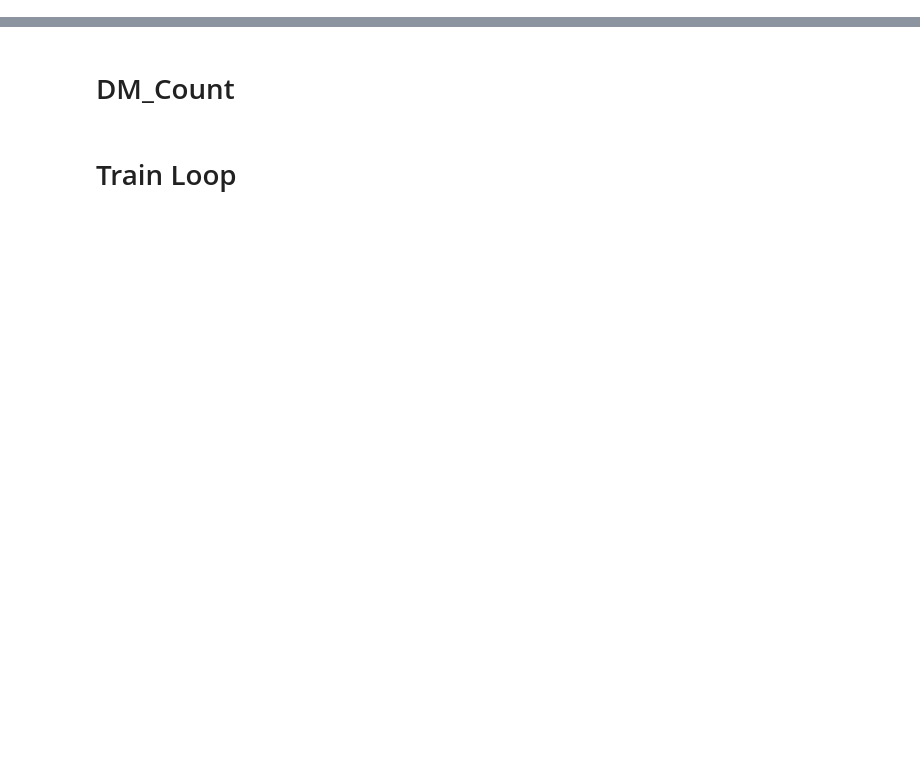
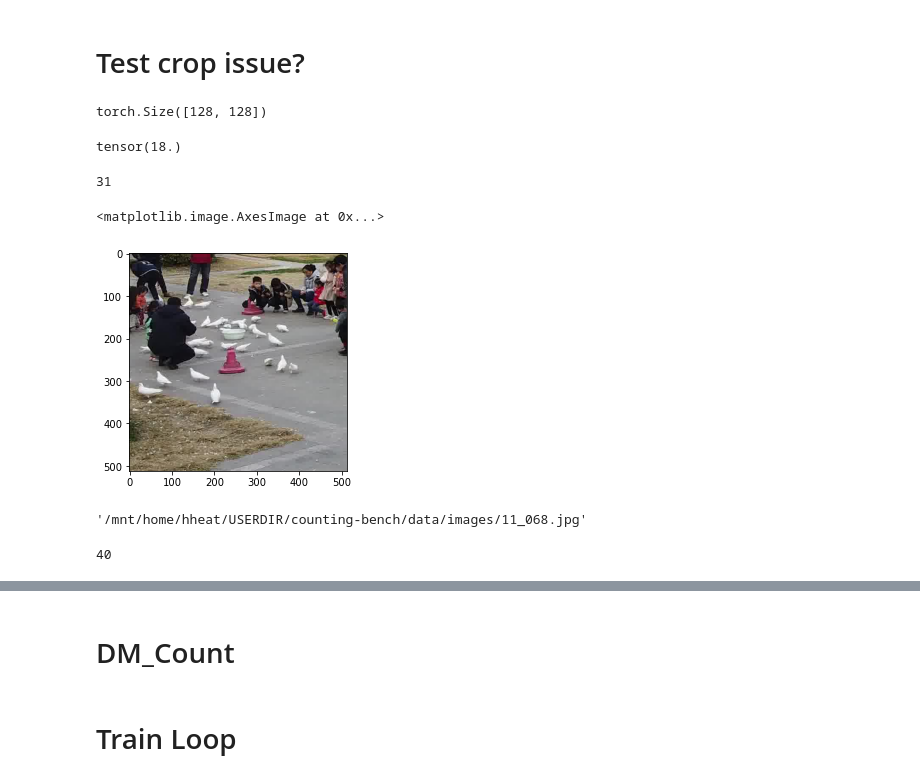
Before and after one commit to Shimmer93/drone_benchmark, a Jupyter notebook: nbs/02c_dm_count.ipynb, the cells around one changed output, grey strips where cells are left out. Drawn from its saved outputs; the diff is of its cells as text; code cells hidden in the pictures; blank space fills up the shorter version.

```diff
--- a/nbs/02c_dm_count.ipynb
+++ b/nbs/02c_dm_count.ipynb
@@ -39,9 +38,3 @@ def seed_everything(seed):
     torch.backends.cudnn.benchmark = True
 
 seed_everything(SEED)
-# %%
-path = '/home/heye0507/drone/drone_benchmark/data/DroneRGBT'
-train_images = path + '/Train/RGB'
-train_images_TIR = path + '/Train/TIR'
-anno = path + '/Train/GT_'
-dmap_folder = path + '/Train/DMAP'
@@ -262,20 +360,55 @@ class Counting_Dataset(Dataset):
-# %%
-split = 1659
-files = sorted(glob(train_images+'/*.jpg'),key=lambda x: int(x.split('/')[-1].split('.')[0]))
-train_images = files[:split]
-valid_images = files[split:]
 # %%
-train_dataset = Counting_Dataset(path=path,
-                                 image_fnames=train_images,dmap_folder='/Train/DMAP',
-                                 gt_folder='/Train/GT_',
-                                 transforms=[get_train_transforms(),get_train_image_only_transforms()],
-                                 mosaic=True,
-                                 downsample=8
+train_fp = glob(train_images + '/*.jpg')
+test_fp = glob(test_images + '/*.jpg')
+
+#split = int(len(train_fp) * 0.8)
+
+
+train_dataset = Crop_Dataset(path=path,
+                             image_fnames=train_fp,dmap_folder='/dmaps',
+                             gt_folder='/annotation',
+                             transforms=[get_train_transforms(),get_train_image_only_transforms()],
+                             downsample=8,crop_size=crop_size
                                 )
 
-valid_dataset = Counting_Dataset(path=path,
-                                 image_fnames=files,dmap_folder='/Train/DMAP',
-                                 gt_folder='/Train/GT_',
-                                 transforms=[get_valid_trainsforms()],
-                                 downsample=8
+valid_dataset = Crop_Dataset(path=path,
+                             image_fnames=test_fp,dmap_folder='/dmaps',
+                             gt_folder='/annotation',
+                             transforms=[get_valid_trainsforms()],
+                             method='valid',
+                             downsample=8
                                 )
+# %% [markdown]
+# Test crop issue?
+# %%
+image, dmap, fn, gt_points = train_dataset[300]
+# %%
+dmap.shape
+# %% [output]
+torch.Size([128, 128])
+# %%
+dmap.sum()
+# %% [output]
+tensor(18.)
+# %%
+len(gt_points)
+# %% [output]
+31
+# %%
+plt.imshow(image)
+# %% [output]
+<matplotlib.image.AxesImage at 0x...>
+[figure, added]
+# %%
+fn
+# %% [output]
+'/mnt/home/hheat/USERDIR/counting-bench/data/images/11_068.jpg'
+# %%
+count = 0
+for i in range(100):
+    image, dmap, fn, gt_points = train_dataset[200]
+    if len(gt_points) == 0:
+        count += 1
+count
+# %% [output]
+40
```
Also changed, not shown: parts of 53 cells of this notebook, 16 other files.
